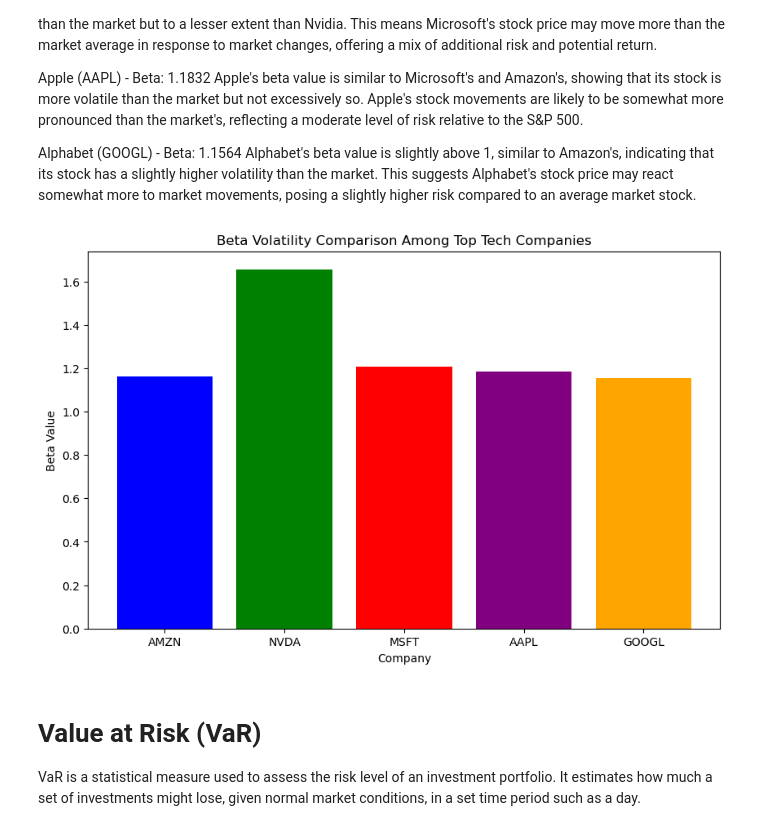
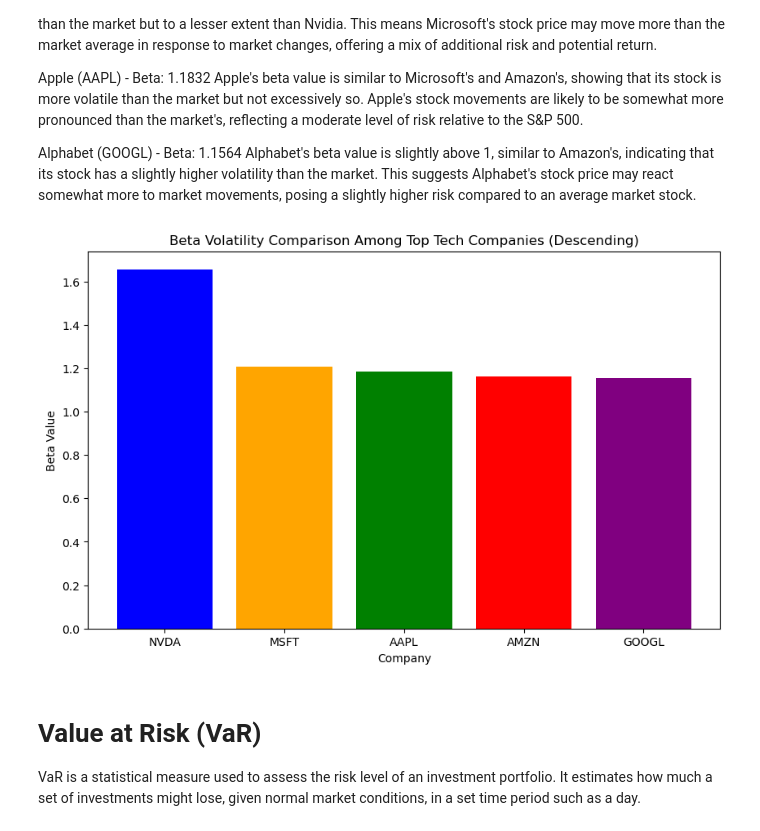
Before and after one commit to ElleNaazB/Project-1, a Jupyter notebook: Volitility 2.ipynb, the cells around one changed output. Cells and saved outputs as stored; diff of their text form; code cells hidden in the pictures.

```diff
--- a/Volitility 2.ipynb
+++ b/Volitility 2.ipynb
@@ -115,34 +115,37 @@ Alphabet's beta value is slightly above 1, similar to Amazon's, indicating that
 # %%
 import matplotlib.pyplot as plt
 
-# Beta values from your previous results
+# Beta values from previous results
 beta_values = {
     'AMZN': 1.164301,
     'NVDA': 1.656721,
     'MSFT': 1.205972,
     'AAPL': 1.183231,
     'GOOGL': 1.156353
 }
 
-# Names of the companies (for the x-axis)
-companies = list(beta_values.keys())
+# Sort the dictionary by beta values in descending order
+sorted_beta_values = dict(sorted(beta_values.items(), key=lambda item: item[1], reverse=True))
 
-# Corresponding beta values (for the y-axis)
-betas = list(beta_values.values())
+# Names of the companies (for the x-axis) after sorting
+companies = list(sorted_beta_values.keys())
+
+# Corresponding beta values (for the y-axis) after sorting
+betas = list(sorted_beta_values.values())
 
 # Creating the bar chart
 plt.figure(figsize=(10, 6))  # Set the figure size
-plt.bar(companies, betas, color=['blue', 'green', 'red', 'purple', 'orange'])
+plt.bar(companies, betas, color=['blue', 'orange', 'green', 'red', 'purple'])
 
-# Displaying the title and labels
-plt.title('Beta Volatility Comparison Among Top Tech Companies')
+# Adding title and labels with sorted values
+plt.title('Beta Volatility Comparison Among Top Tech Companies (Descending)')
 plt.xlabel('Company')
 plt.ylabel('Beta Value')
 
-
+# Displaying the bar chart
 plt.show()
 # %% [output]
-[figure, old version]
+[figure, new version]
 # %% [markdown]
 # Value at Risk (VaR)
 VaR is a statistical measure used to assess the risk level of an investment portfolio. It estimates how much a set of investments might lose, given normal market conditions, in a set time period such as a day.
```
Also changed, not shown: parts of 2 cells of this notebook, 1 other file.
